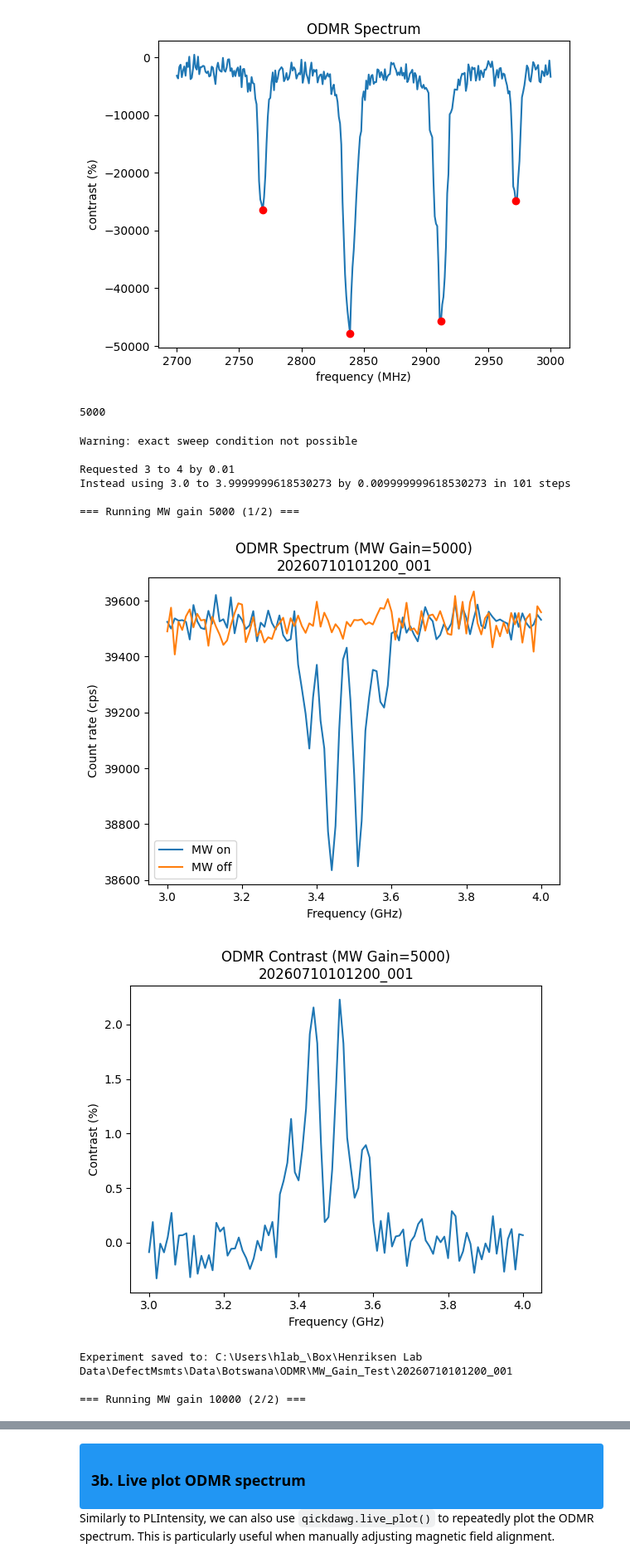
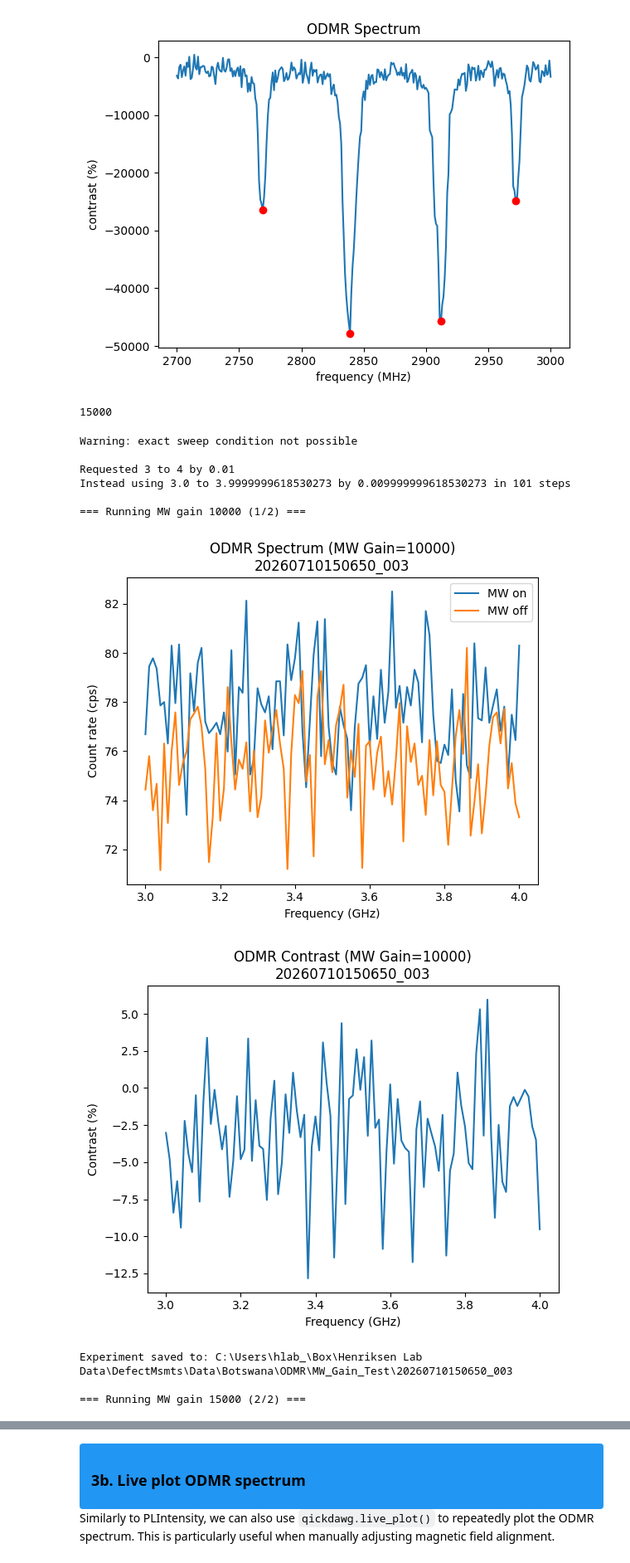
Before and after one commit to jeree-m/qick-dawg, a Jupyter notebook: jupyter_notebooks/Photon_Counting_Notebook.ipynb, the cells around one changed output, grey strips where cells are left out. Shown at 83% size. Saved outputs shown, nothing was run; the diff lists cells and outputs as text; code cells hidden in the pictures.

```diff
--- a/jupyter_notebooks/Photon_Counting_Notebook.ipynb
+++ b/jupyter_notebooks/Photon_Counting_Notebook.ipynb
@@ -693,15 +693,15 @@ print(odmr.frequencies[peaks])
 [2838.99994698 2911.99991913 2768.99997368 2971.99989624]
 [figure]
 # %%
-mw_gains = range(5000, 10001, 5000)
-print(mw_gains[0])
+mw_gains = range(10000, 15001, 5000)
+print(mw_gains[1])
 # %% [output]
-5000
+15000
 # %%
 config = copy(default_config)
 
 # ---- Experimental Parameters (knobs) ----
-mw_gains = range(5000, 10001, 5000)   # 5000, 10000, ..., 30000
+mw_gains = range(10000, 15001, 5000)   # 5000, 10000, ..., 30000
 laser_power = 50   # Laser power (fixed)
 reps = 100000
 relax_delay_treg = 500
@@ -780,36 +780,36 @@ for mw_gain in mw_gains:
     fig, ax = plt.subplots()
     ax.plot(odmr.frequencies/1000, signal_cps, label="MW on")
     ax.plot(odmr.frequencies/1000, reference_cps, label="MW off")
     ax.set_title(f"ODMR Spectrum (MW Gain={mw_gain})\n{experiment_id}")
     ax.set_ylabel("Count rate (cps)")
     ax.set_xlabel("Frequency (GHz)")
     ax.legend()
 
     fig.savefig(experiment_folder / "odmr_spectrum.png", dpi=300, bbox_inches="tight")
     plt.show()
     plt.close(fig)
 
     # ---- Contrast plot ----
     fig2, ax2 = plt.subplots()
     ax2.plot(odmr.frequencies/1000, contrast)
     ax2.set_title(f"ODMR Contrast (MW Gain={mw_gain})\n{experiment_id}")
     ax2.set_ylabel("Contrast (%)")
     ax2.set_xlabel("Frequency (GHz)")
 
     fig2.savefig(experiment_folder / "odmr_contrast.png", dpi=300, bbox_inches="tight")
     plt.show()
     plt.close(fig2)
 
     print(f"Experiment saved to: {experiment_folder}")
 # %% [output]
 Warning: exact sweep condition not possible
 
 Requested 3 to 4 by 0.01
 Instead using 3.0 to 3.9999999618530273 by 0.009999999618530273 in 101 steps
 
-=== Running MW gain 5000 (1/2) ===
+=== Running MW gain 10000 (1/2) ===
-[figure, old version]
+[figure, new version]
-[figure, old version]
+[figure, new version]
-Experiment saved to: C:\Users\hlab_\Box\Henriksen Lab Data\DefectMsmts\Data\Botswana\ODMR\MW_Gain_Test\20260710101200_001
+Experiment saved to: C:\Users\hlab_\Box\Henriksen Lab Data\DefectMsmts\Data\Botswana\ODMR\MW_Gain_Test\20260710150650_003
 
-=== Running MW gain 10000 (2/2) ===
+=== Running MW gain 15000 (2/2) ===
```
Also changed, not shown: parts of 3 cells of this notebook, 2 other files.
